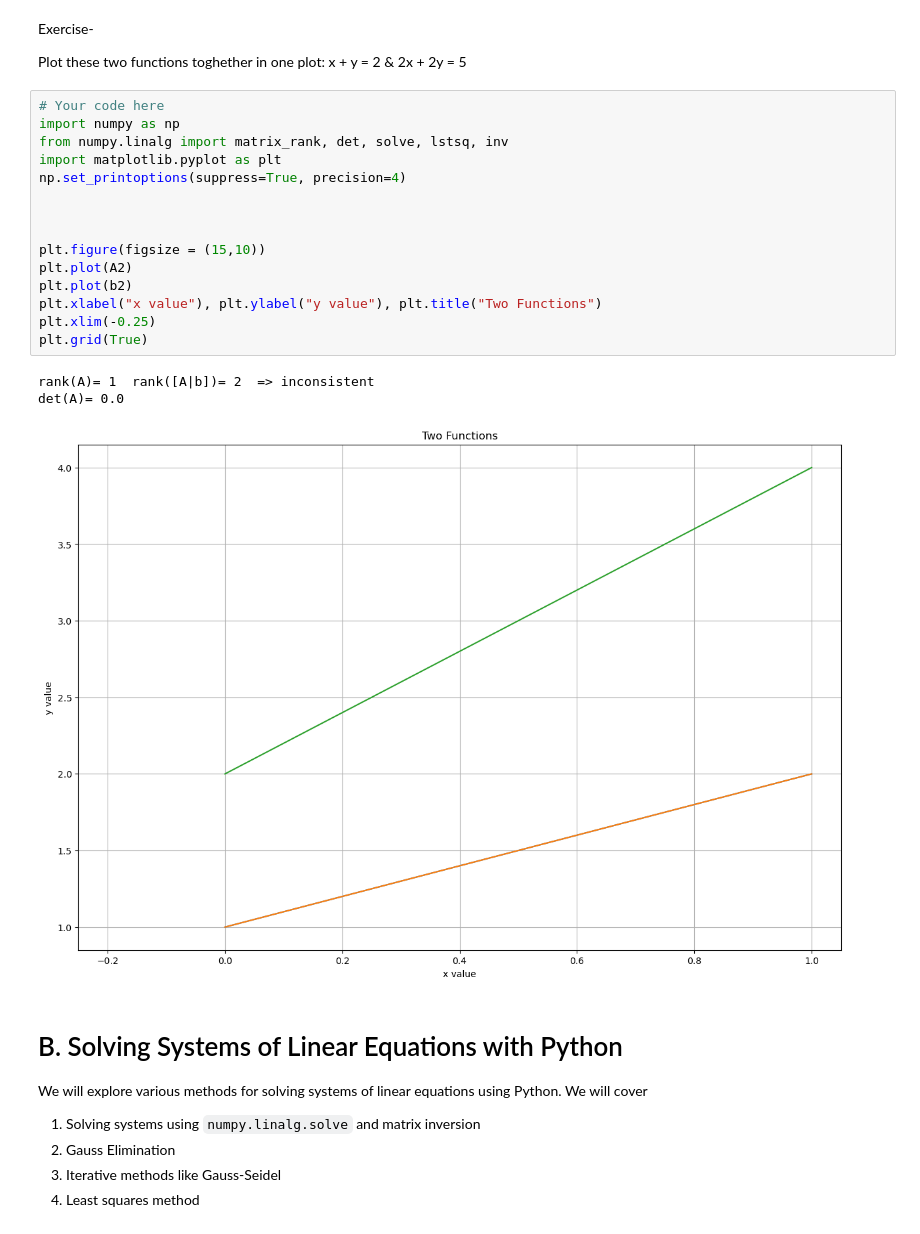
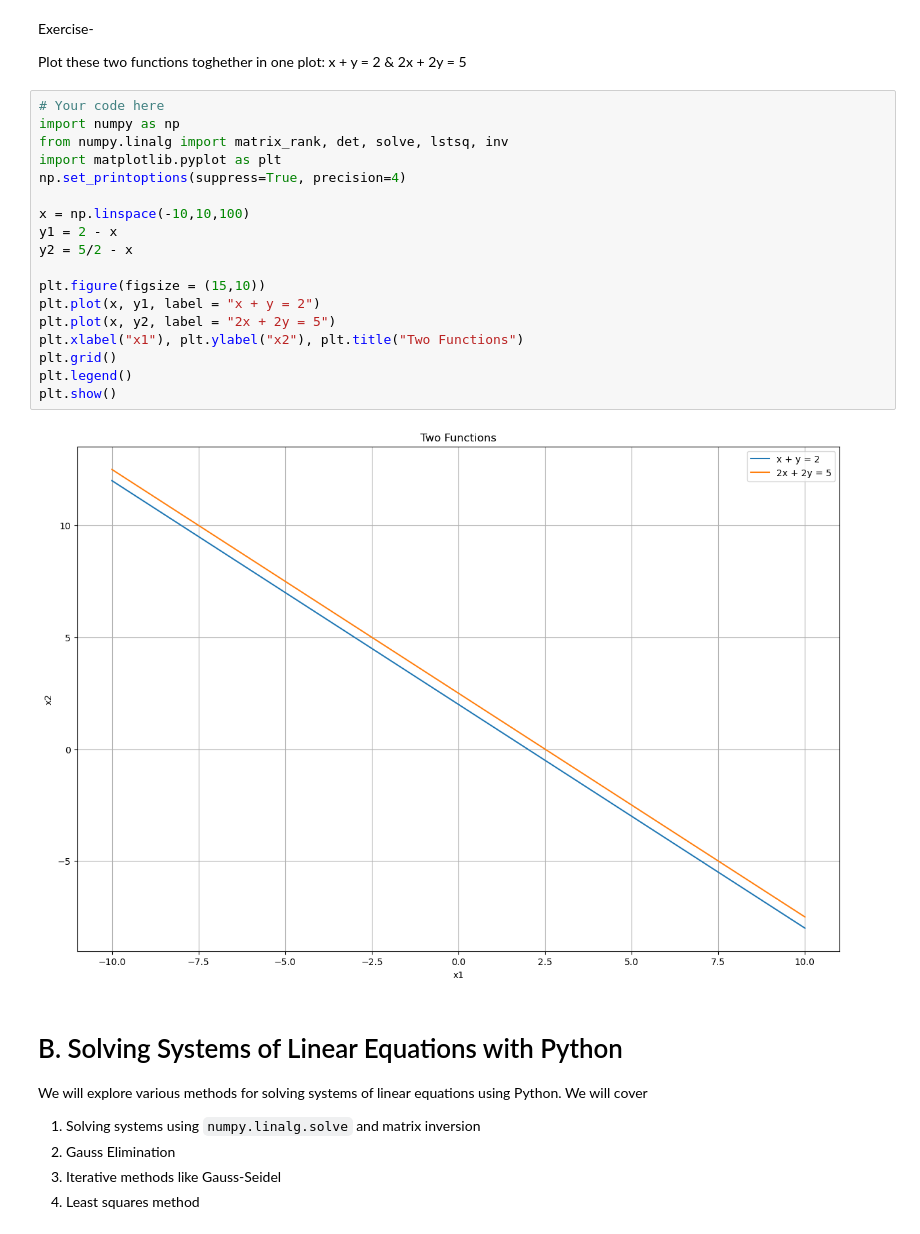
Before and after one commit to chloek27/MEGR2810, a Jupyter notebook: Lecture 8_Linear_Equations_Solver.ipynb, the cells around one changed output. Saved outputs shown, nothing was run; the diff lists cells and outputs as text.

```diff
--- a/Lecture 8_Linear_Equations_Solver.ipynb
+++ b/Lecture 8_Linear_Equations_Solver.ipynb
@@ -141,22 +141,23 @@ Plot these two functions toghether in one plot: x + y = 2 & 2x + 2y = 5
 # %%
 # Your code here
 import numpy as np
 from numpy.linalg import matrix_rank, det, solve, lstsq, inv
 import matplotlib.pyplot as plt
 np.set_printoptions(suppress=True, precision=4)
 
-
+x = np.linspace(-10,10,100)
+y1 = 2 - x
+y2 = 5/2 - x
 
 plt.figure(figsize = (15,10))
-plt.plot(A2)
-plt.plot(b2)
-plt.xlabel("x value"), plt.ylabel("y value"), plt.title("Two Functions")
-plt.xlim(-0.25)
-plt.grid(True)
+plt.plot(x, y1, label = "x + y = 2")
+plt.plot(x, y2, label = "2x + 2y = 5")
+plt.xlabel("x1"), plt.ylabel("x2"), plt.title("Two Functions")
+plt.grid()
+plt.legend()
+plt.show()
 # %% [output]
-rank(A)= 1  rank([A|b])= 2  => inconsistent
-det(A)= 0.0
-[figure, old version]
+[figure, new version]
 # %% [markdown]
 # B. Solving Systems of Linear Equations with Python
 We will explore various methods for solving systems of linear equations using Python. We will cover
```
Also changed, not shown: parts of 7 cells of this notebook.
